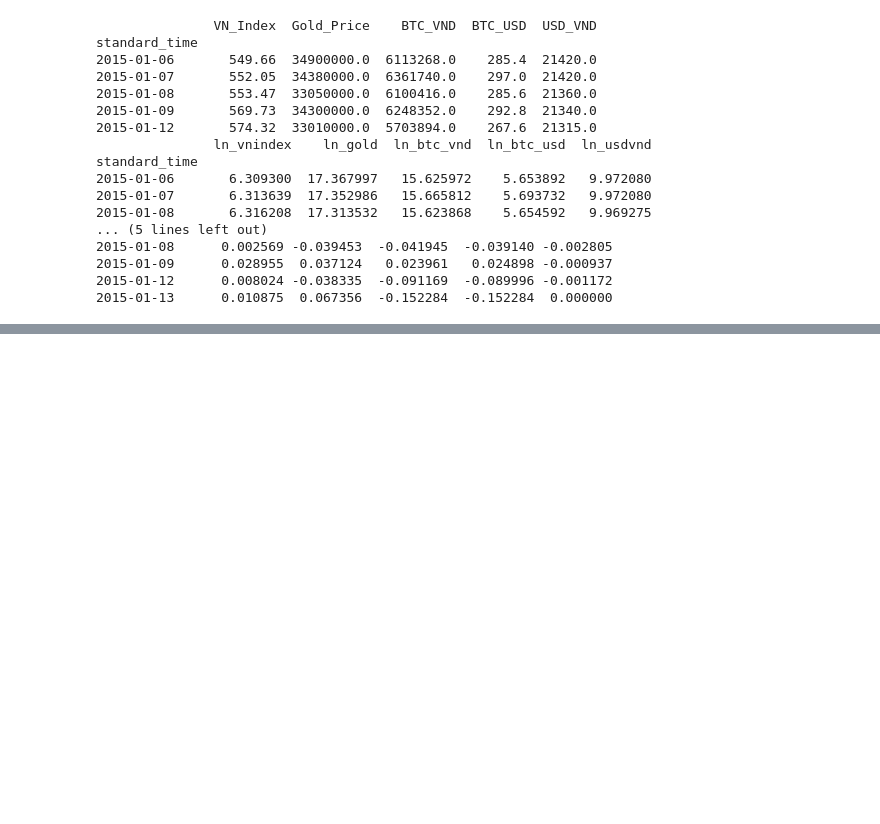
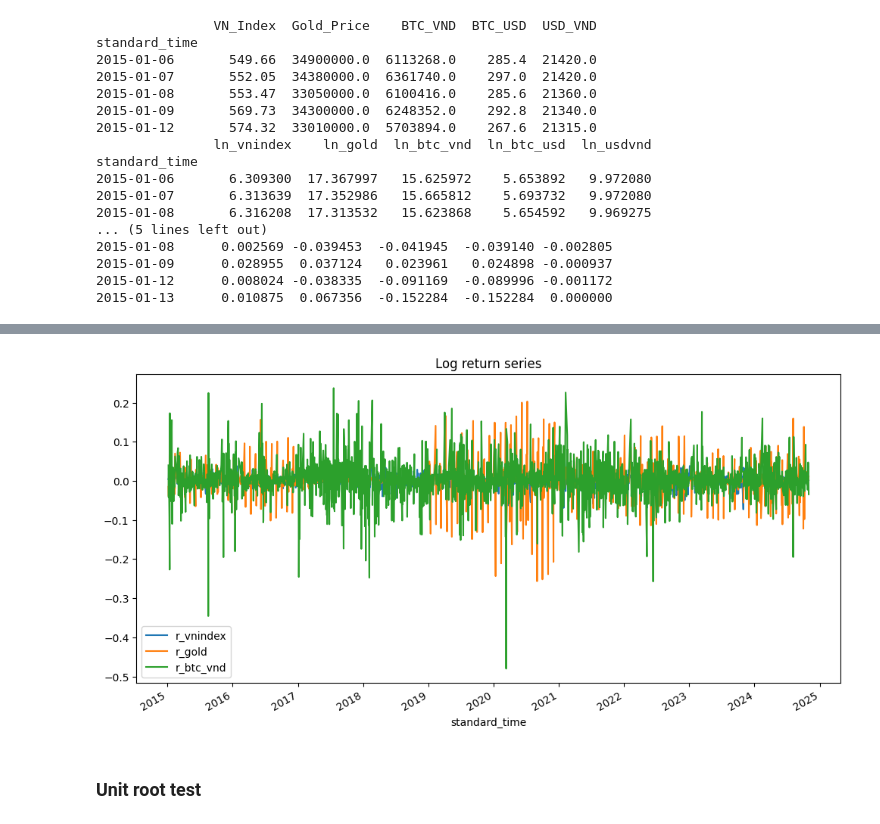
Before and after one commit to Gitzvaaaa/Digital-gold-debate, a Jupyter notebook: Notebooks/eda_&_preprocessing.ipynb, the cells around one changed output, grey strips where cells are left out. Cells and saved outputs as stored; diff of their text form; code cells hidden in the pictures; blank space fills up the shorter version.

Commit message:
add test to eda_&_preprocessing.ipynb

```diff
--- a/Notebooks/eda_&_preprocessing.ipynb
+++ b/Notebooks/eda_&_preprocessing.ipynb
@@ -208,0 +320,8 @@ standard_time
+# %%
+ret[["r_vnindex", "r_gold", "r_btc_vnd"]].plot(figsize=(12, 6))
+plt.title("Log return series")
+plt.show()
+# %% [output]
+[figure, added]
+# %% [markdown]
+### Unit root test
```
Also changed, not shown: parts of 15 cells of this notebook, 2 other files.
